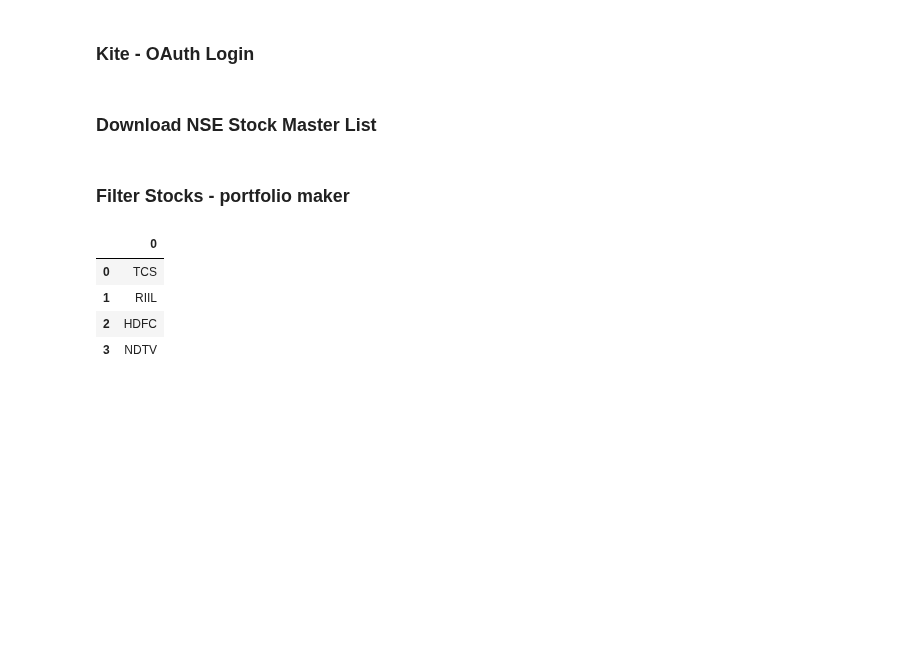
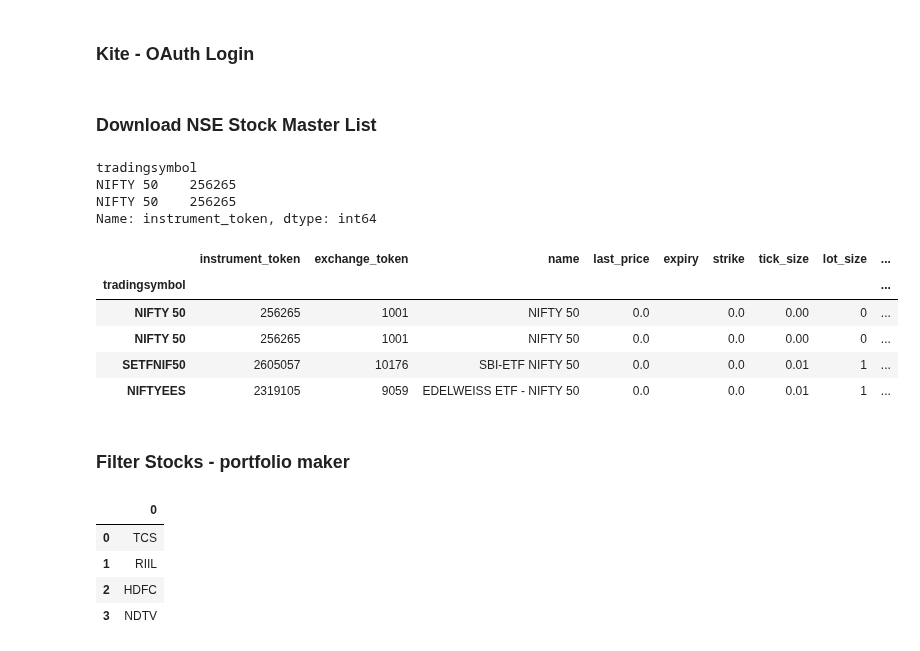
Before and after one commit to suhansaha/freedom, a Jupyter notebook: KiteConnect.ipynb, the cells around one changed output. Drawn from its saved outputs; the diff is of its cells as text; code cells hidden in the pictures; blank space fills up the shorter version.

```diff
--- a/KiteConnect.ipynb
+++ b/KiteConnect.ipynb
@@ -113,6 +95,22 @@ instruments_df = pd.read_hdf('kite_data/kite_data.h5', key=exchange, mode='r')
 
 EQSYMBOL = lambda x:instruments_df[instruments_df['instrument_token']==x].index[0]
 EQTOKEN = lambda x:instruments_df.loc[x,'instrument_token']
+# %%
+EQTOKEN('NIFTY 50')
+# %% [output]
+tradingsymbol
+NIFTY 50    256265
+NIFTY 50    256265
+Name: instrument_token, dtype: int64
+# %%
+instruments_df[instruments_df.name.str.contains('.*NIFTY 50.*')]
+# %% [output]
+|  | instrument_token | exchange_token | name | last_price | expiry | strike | tick_size | lot_size | ... |
+| tradingsymbol |  |  |  |  |  |  |  |  | ... |
+| NIFTY 50 | 256265 | 1001 | NIFTY 50 | 0.0 |  | 0.0 | 0.00 | 0 | ... |
+| NIFTY 50 | 256265 | 1001 | NIFTY 50 | 0.0 |  | 0.0 | 0.00 | 0 | ... |
+| SETFNIF50 | 2605057 | 10176 | SBI-ETF NIFTY 50 | 0.0 |  | 0.0 | 0.01 | 1 | ... |
+| NIFTYEES | 2319105 | 9059 | EDELWEISS ETF - NIFTY 50 | 0.0 |  | 0.0 | 0.01 | 1 | ... |
 # %% [markdown]
 ### Filter Stocks - portfolio maker
 # %%
```
Also changed, not shown: parts of 12 cells of this notebook, 1 other file.
